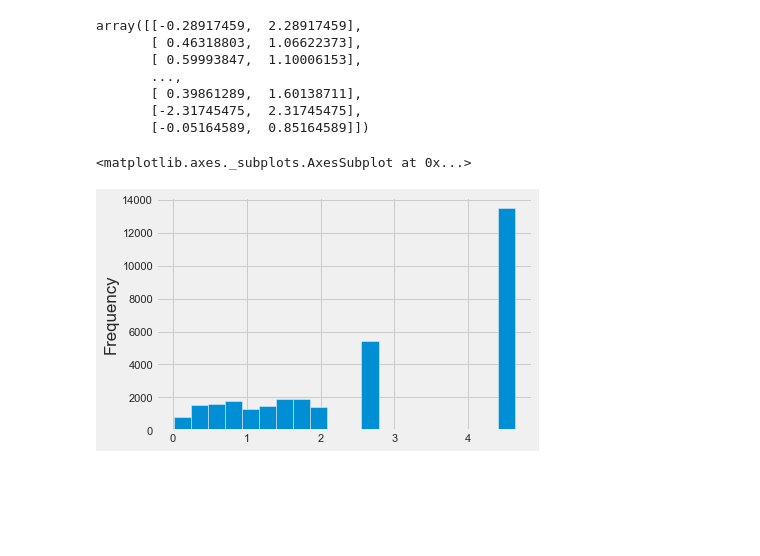
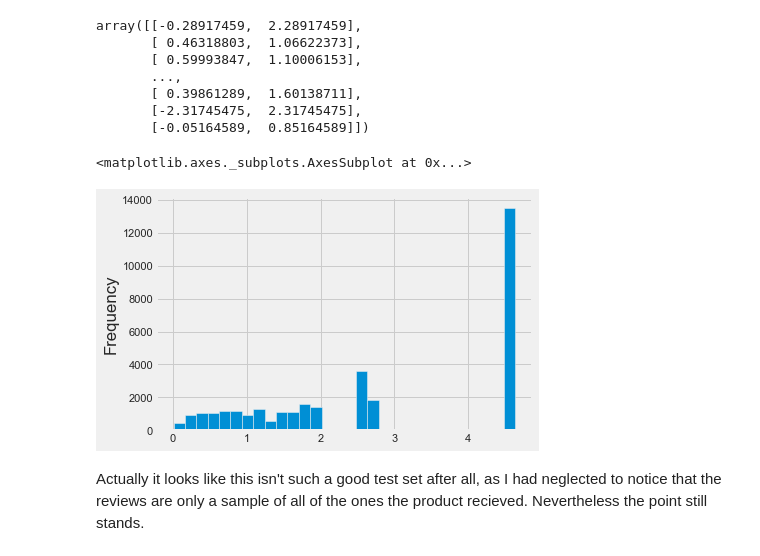
Before and after one commit to elizabeamedalla/Capstone-2-Recommendation-System, a Jupyter notebook: Statistical Inference.ipynb, the cells around one changed output. Cells and saved outputs as stored; diff of their text form; code cells hidden in the pictures; blank space fills up the shorter version.

```diff
--- a/Statistical Inference.ipynb
+++ b/Statistical Inference.ipynb
@@ -107,7 +122,9 @@ array([[-0.28917459,  2.28917459],
        [-2.31745475,  2.31745475],
        [-0.05164589,  0.85164589]])
 # %%
-pd.Series(beauty_recommendability_cis[:, 1] - beauty_recommendability_cis[:, 0]).plot.hist(bins=20)
+pd.Series(beauty_recommendability_cis[:, 1] - beauty_recommendability_cis[:, 0]).plot.hist(bins=30)
 # %% [output]
 <matplotlib.axes._subplots.AxesSubplot at 0x...>
-[figure, old version]
+[figure, new version]
+# %% [markdown]
+Actually it looks like this isn't such a good test set after all, as I had neglected to notice that the reviews are only a sample of all of the ones the product recieved. Nevertheless the point still stands.
```
Also changed, not shown: parts of 5 cells of this notebook.
